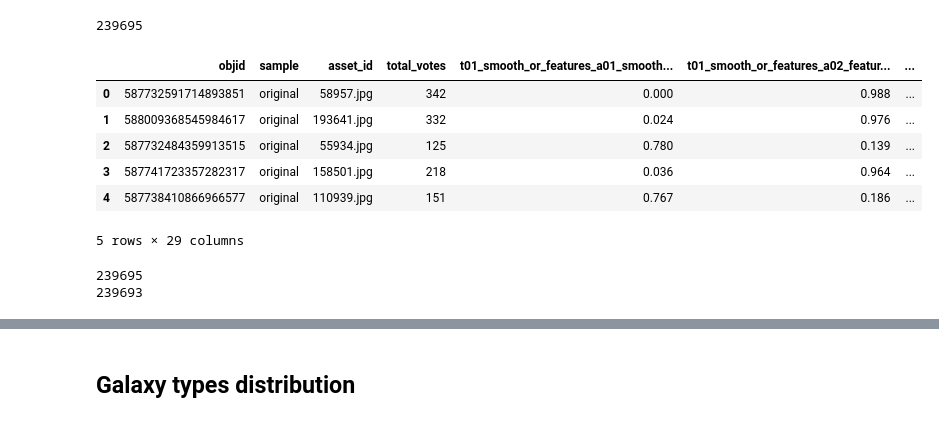
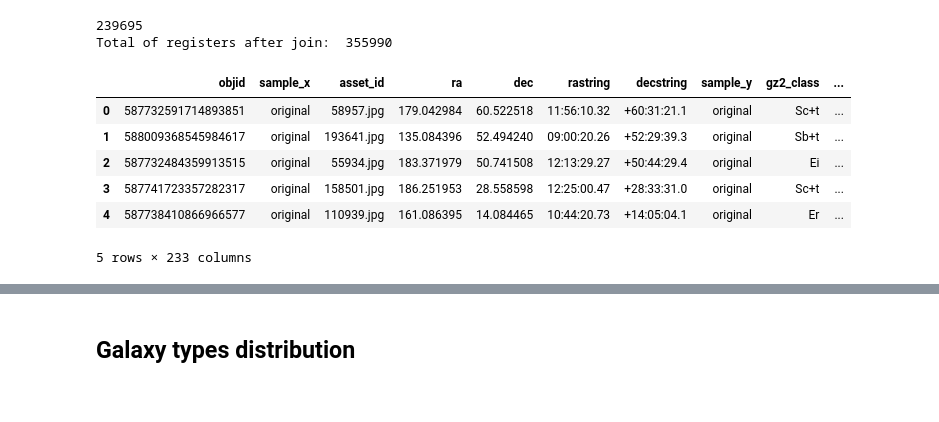
Before and after one commit to PlugInRichi/minIA, a Jupyter notebook: notebooks/ExploratoryDataAnalysis.ipynb, the cells around one changed output, grey strips where cells are left out. Cells and saved outputs as stored; diff of their text form; code cells hidden in the pictures.

```diff
--- a/notebooks/ExploratoryDataAnalysis.ipynb
+++ b/notebooks/ExploratoryDataAnalysis.ipynb
@@ -6,7 +6,6 @@ import json
 import csv
 # %%
 df_map = pd.read_csv('/data/images/gz2_filename_mapping.csv')
-df_classes = pd.read_csv('/data/images/gz2_hart16.csv')
-df_classes = df_classes.rename(columns={'dr7objid':'objid'})
-df_selected = df_classes[SELECTED_TYPES]
-df_classes = df_classes[ALL_TYPES]
+df_full = pd.read_csv('/data/images/gz2_hart16.csv')
+df_full = df_full.rename(columns={'dr7objid':'objid'})
+df_classes = df_full[ALL_TYPES]
@@ -66,14 +48,16 @@ df_map
 # %%
-df_match = df_map.merge(df_selected, on='objid', how='right')
+df_match = df_map.merge(df_full, on='objid', how='right')
 print(df_match['asset_id'].count())
 df_match['asset_id'] = df_match['asset_id'].astype('string') + '.jpg'
+print('Total of registers after join: ', df_map['objid'].count())
 df_match.head()
 # %% [output]
 239695
+Total of registers after join:  355990
-|  | objid | sample | asset_id | total_votes | t01_smooth_or_features_a01_smooth... | t01_smooth_or_features_a02_featur... | ... |
-| 0 | 587732591714893851 | original | 58957.jpg | 342 | 0.000 | 0.988 | ... |
-| 1 | 588009368545984617 | original | 193641.jpg | 332 | 0.024 | 0.976 | ... |
-| 2 | 587732484359913515 | original | 55934.jpg | 125 | 0.780 | 0.139 | ... |
-| 3 | 587741723357282317 | original | 158501.jpg | 218 | 0.036 | 0.964 | ... |
-| 4 | 587738410866966577 | original | 110939.jpg | 151 | 0.767 | 0.186 | ... |
+|  | objid | sample_x | asset_id | ra | dec | rastring | decstring | sample_y | gz2_class | ... |
+| 0 | 587732591714893851 | original | 58957.jpg | 179.042984 | 60.522518 | 11:56:10.32 | +60:31:21.1 | original | Sc+t | ... |
+| 1 | 588009368545984617 | original | 193641.jpg | 135.084396 | 52.494240 | 09:00:20.26 | +52:29:39.3 | original | Sb+t | ... |
+| 2 | 587732484359913515 | original | 55934.jpg | 183.371979 | 50.741508 | 12:13:29.27 | +50:44:29.4 | original | Ei | ... |
+| 3 | 587741723357282317 | original | 158501.jpg | 186.251953 | 28.558598 | 12:25:00.47 | +28:33:31.0 | original | Sc+t | ... |
+| 4 | 587738410866966577 | original | 110939.jpg | 161.086395 | 14.084465 | 10:44:20.73 | +14:05:04.1 | original | Er | ... |
-5 rows × 29 columns
+5 rows × 233 columns
@@ -83,8 +63,0 @@ dif =  set (df_match['asset_id']) - df_images
-# %%
-print(df_match['asset_id'].count())
-indexes = df_match['asset_id'].isin(dif)
-df_clean = df_match.loc[indexes]
-print(df_clean['asset_id'].count() )
-# %% [output]
-239695
-239693
```
Also changed, not shown: parts of 23 cells of this notebook.
